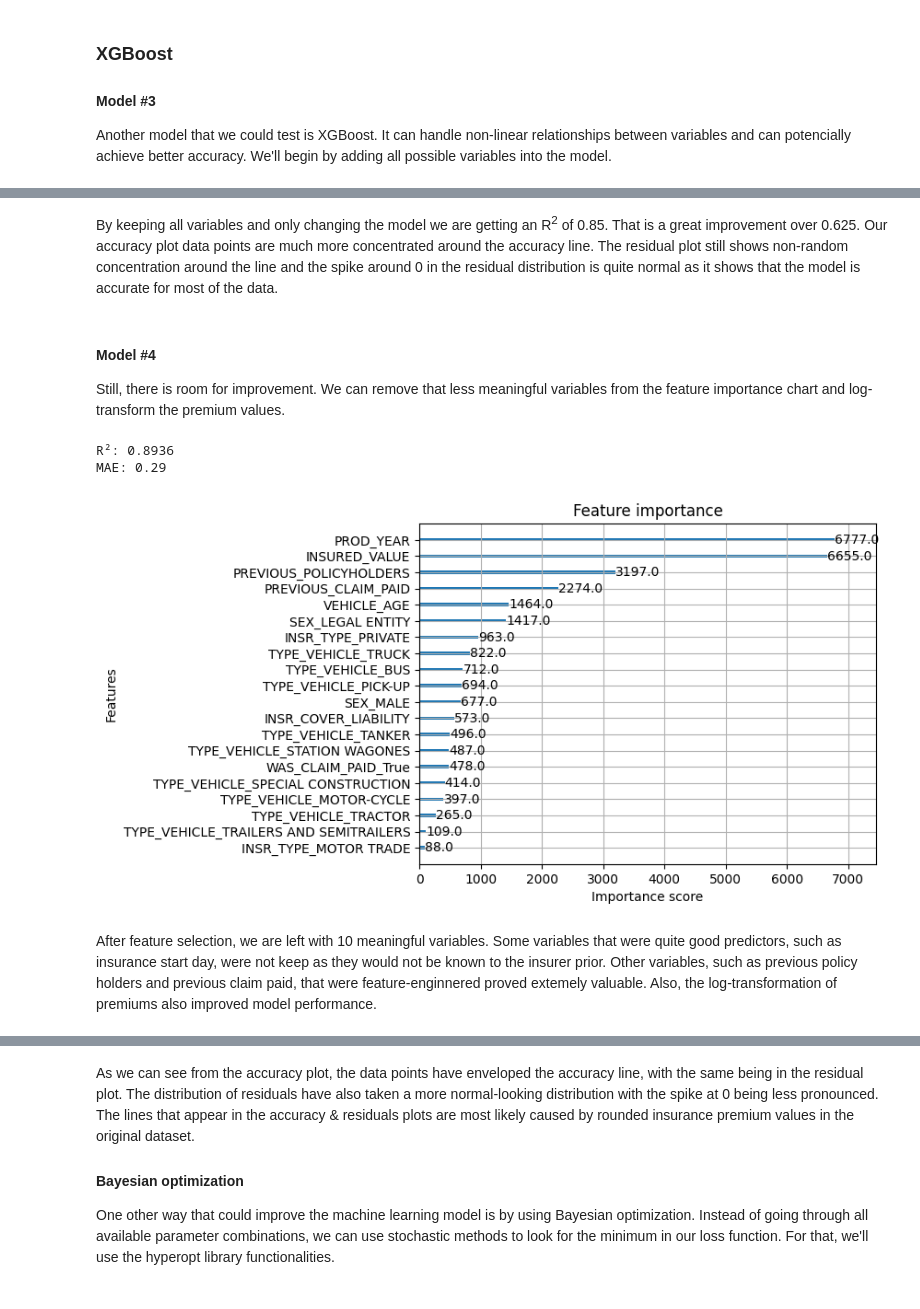
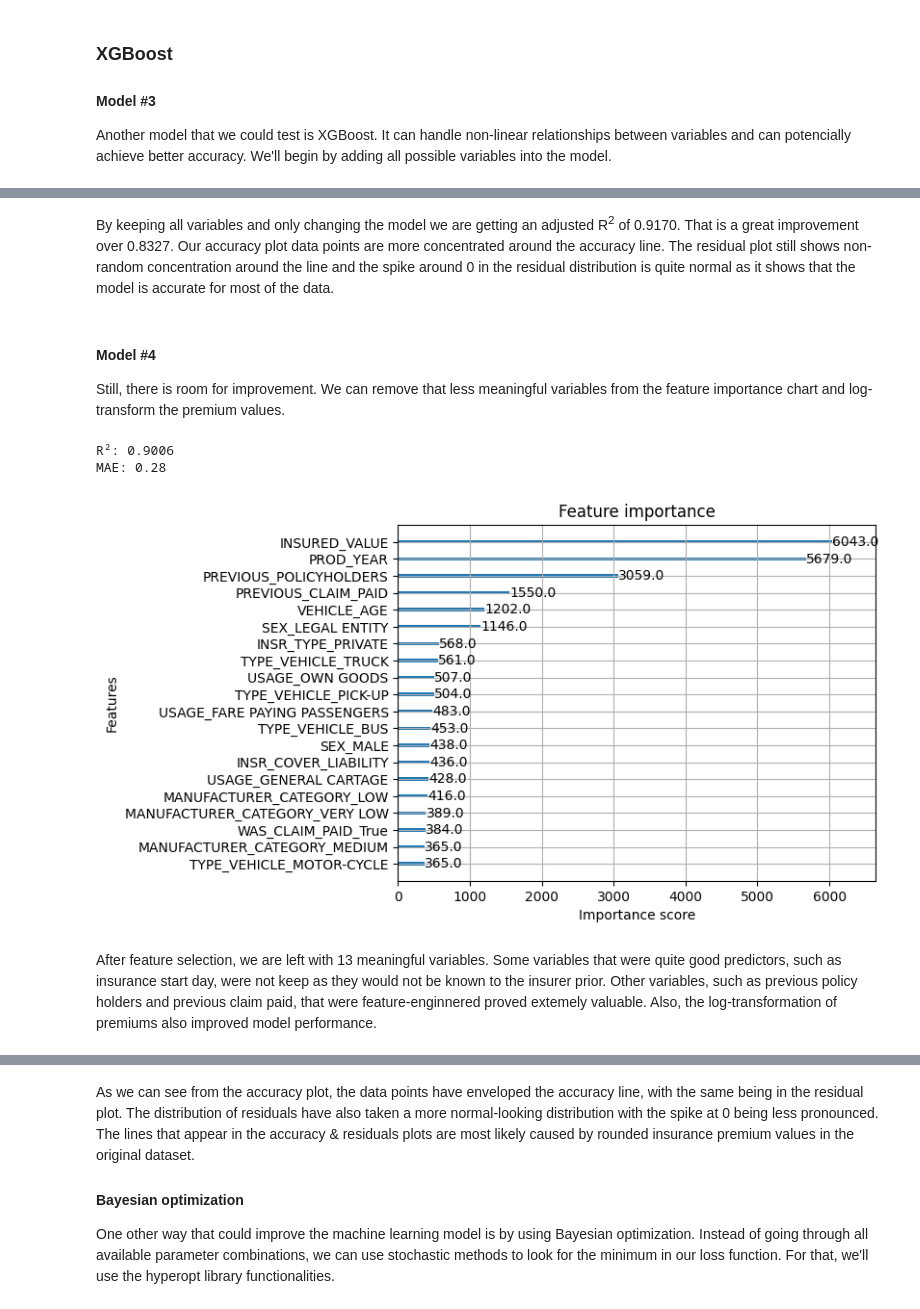
Before and after one commit to Mykolazaz/ethiopian-insurance-premiums, a Jupyter notebook: Basics.ipynb, the cells around one changed output, grey strips where cells are left out. Saved outputs shown, nothing was run; the diff lists cells and outputs as text; code cells hidden in the pictures.

Commit message:
Improved feature selection & XGBoost implementation

```diff
--- a/Basics.ipynb
+++ b/Basics.ipynb
@@ -492,3 +499,12 @@ Since there are 2 pronounced groups with different values ranges, variable categ
+# %%
+insurance_data["INSURED_VALUE_GROUP"] = pd.qcut(
+    insurance_data.loc[insurance_data["INSURED_VALUE"] > 0, "INSURED_VALUE"],
+    q=3,
+    labels=["LOW", "MEDIUM", "HIGH"]
+)
+
+insurance_data["INSURED_VALUE_GROUP"] = insurance_data["INSURED_VALUE_GROUP"].cat.add_categories("ZERO")
+insurance_data.loc[insurance_data["INSURED_VALUE"] == 0, "INSURED_VALUE_GROUP"] = "ZERO"
 # %% [markdown]
 ### Year of production
 # %%
@@ -857,11 +876,22 @@ plt.show()
 The decrease of sum of squares becomes less gradual from 3 to 5. We'll use 4 clusters.
 # %%
 kmeans = KMeans(n_clusters=4, random_state=87).fit(median_values)
+
+cluster_order = np.argsort(kmeans.cluster_centers_.ravel())
+
+labels_map = {
+    cluster_order[0]: "VERY LOW",
+    cluster_order[1]: "LOW",
+    cluster_order[2]: "MEDIUM",
+    cluster_order[3]: "HIGH"
+}
+
+manufacturer_category = [labels_map[label] for label in kmeans.labels_]
 
 insurance_data = insurance_data.merge(
     pd.DataFrame({
         "MANUFACTURER": median_premium.index,
-        "MANUFACTURER_CATEGORY": kmeans.labels_
+        "MANUFACTURER_CATEGORY": manufacturer_category
     }),
     on="MANUFACTURER"
 )
@@ -1325,5 +1394,5 @@ plt.show()
 # %% [markdown]
-By keeping all variables and only changing the model we are getting an R<sup>2</sup> of 0.85. That is a great improvement over 0.625. Our accuracy plot data points are much more concentrated around the accuracy line. The residual plot still shows non-random concentration around the line and the spike around 0 in the residual distribution is quite normal as it shows that the model is accurate for most of the data.
+By keeping all variables and only changing the model we are getting an adjusted R<sup>2</sup> of 0.9170. That is a great improvement over 0.8327. Our accuracy plot data points are more concentrated around the accuracy line. The residual plot still shows non-random concentration around the line and the spike around 0 in the residual distribution is quite normal as it shows that the model is accurate for most of the data.
 # %% [markdown]
 #### Model #4
 
@@ -1331,53 +1400,54 @@ Still, there is room for improvement. We can remove that less meaningful variabl
 # %%
 X = insurance_data[[
     "SEX", "INSR_TYPE", "INSURED_VALUE",
-    "INSR_COVER", "TYPE_VEHICLE", "PROD_YEAR",
-    "VEHICLE_AGE", "WAS_CLAIM_PAID",
-    "PREVIOUS_CLAIM_PAID", "PREVIOUS_POLICYHOLDERS"
+    "INSR_COVER", "TYPE_VEHICLE", "USAGE",
+    "PROD_YEAR", "VEHICLE_AGE", "WAS_CLAIM_PAID",
+    "PREVIOUS_CLAIM_PAID", "PREVIOUS_POLICYHOLDERS",
+    "INSURED_VALUE_GROUP", "MANUFACTURER_CATEGORY"
 ]].copy()
-
-X["INSURED_VALUE"] = np.log1p(X["INSURED_VALUE"] + 1)
 
 X = pd.get_dummies(
     X,
-    columns=["SEX", "INSR_TYPE", "INSR_COVER", "TYPE_VEHICLE", "WAS_CLAIM_PAID"],
+    columns=["SEX", "INSR_TYPE", "INSR_COVER", "TYPE_VEHICLE",
+             "USAGE", "WAS_CLAIM_PAID", "INSURED_VALUE_GROUP",
+             "MANUFACTURER_CATEGORY"],
     drop_first=True
 )
 
 Y = insurance_data["LOG_PREMIUM"]
 
 X_train, X_test, Y_train, Y_test = train_test_split(
     X, Y, test_size=0.2, random_state=87
 )
 
 model3 = xgb.XGBRegressor(
     n_estimators=500,
     learning_rate=0.05,
     max_depth=6,
     subsample=0.8,
     colsample_bytree=0.8,
     random_state=87,
     n_jobs=-1
 )
 
 model3.fit(X_train, Y_train)
 
 Y_pred = model3.predict(X_test)
 
 r_sq = r2_score(Y_test, Y_pred)
 mae = mean_absolute_error(Y_test, Y_pred)
 
 print(f"R²: {r_sq:.4f}")
 print(f"MAE: {mae:.2f}")
 
 xgb.plot_importance(model3, max_num_features=20, importance_type='weight')
 plt.show()
 # %% [output]
-R²: 0.8936
-MAE: 0.29
+R²: 0.9006
+MAE: 0.28
-[figure, old version]
+[figure, new version]
 # %% [markdown]
-After feature selection, we are left with 10 meaningful variables. Some variables that were quite good predictors, such as insurance start day, were not keep as they would not be known to the insurer prior. Other variables, such as previous policy holders and previous claim paid, that were feature-enginnered proved extemely valuable. Also, the log-transformation of premiums also improved model performance.
+After feature selection, we are left with 13 meaningful variables. Some variables that were quite good predictors, such as insurance start day, were not keep as they would not be known to the insurer prior. Other variables, such as previous policy holders and previous claim paid, that were feature-enginnered proved extemely valuable. Also, the log-transformation of premiums also improved model performance.
 # %%
 fig, axes = plt.subplots(1, 3, figsize=(18, 5))
 
```
Also changed, not shown: parts of 34 cells of this notebook.
